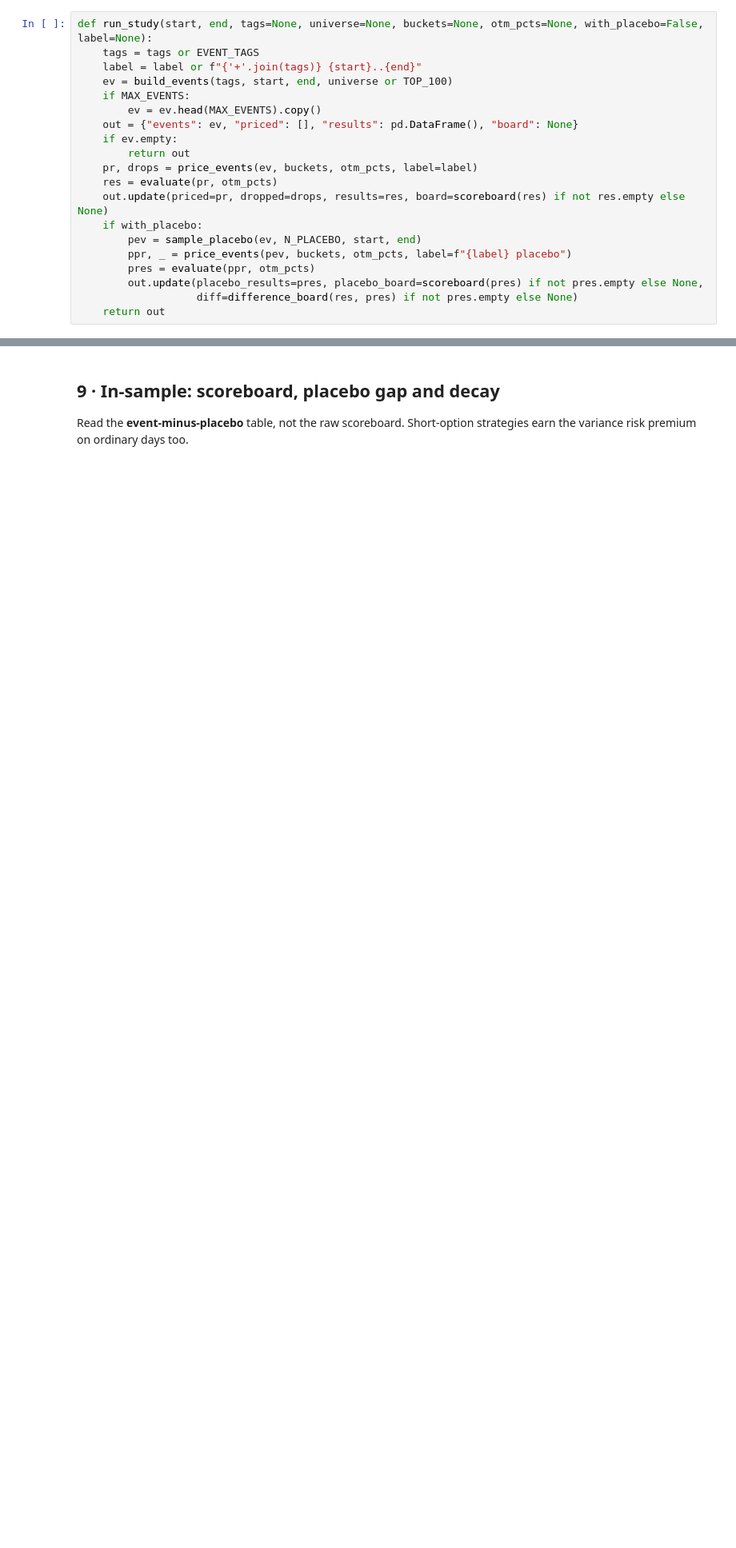
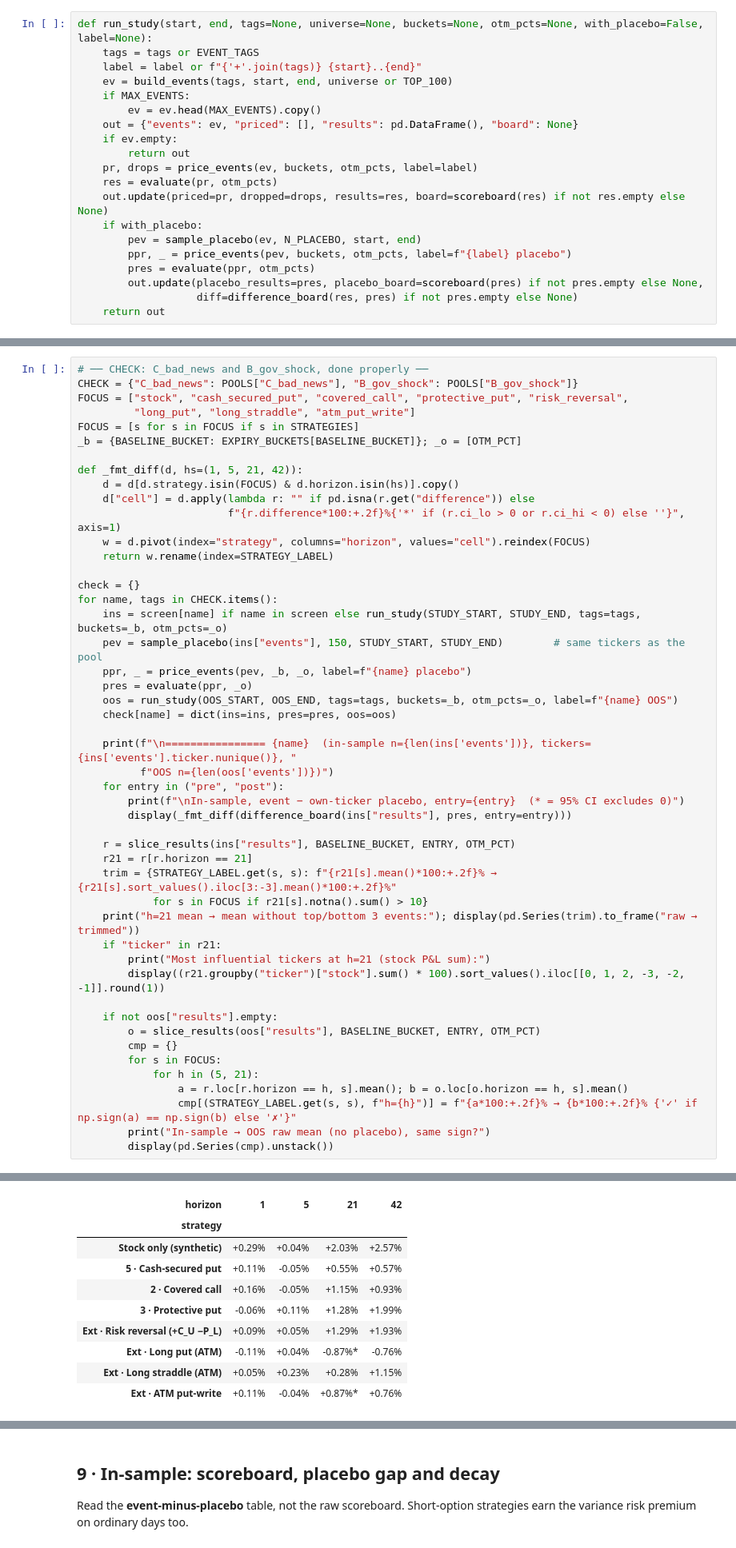
Before and after one commit to sibi-seeni/massive-quant-hacks, a Jupyter notebook: trade-the-8k-research.ipynb, the cells around one changed output, grey strips where cells are left out. Shown at 80% size. Saved outputs shown, nothing was run; the diff lists cells and outputs as text; blank space fills up the shorter version.

```diff
--- a/trade-the-8k-research.ipynb
+++ b/trade-the-8k-research.ipynb
@@ -709,0 +904,49 @@ def run_study(start, end, tags=None, universe=None, buckets=None, otm_pcts=None,
+# %%
+# ── CHECK: C_bad_news and B_gov_shock, done properly ──
+CHECK = {"C_bad_news": POOLS["C_bad_news"], "B_gov_shock": POOLS["B_gov_shock"]}
+FOCUS = ["stock", "cash_secured_put", "covered_call", "protective_put", "risk_reversal",
+         "long_put", "long_straddle", "atm_put_write"]
+FOCUS = [s for s in FOCUS if s in STRATEGIES]
+_b = {BASELINE_BUCKET: EXPIRY_BUCKETS[BASELINE_BUCKET]}; _o = [OTM_PCT]
+
+def _fmt_diff(d, hs=(1, 5, 21, 42)):
+    d = d[d.strategy.isin(FOCUS) & d.horizon.isin(hs)].copy()
+    d["cell"] = d.apply(lambda r: "" if pd.isna(r.get("difference")) else
+                        f"{r.difference*100:+.2f}%{'*' if (r.ci_lo > 0 or r.ci_hi < 0) else ''}", axis=1)
+    w = d.pivot(index="strategy", columns="horizon", values="cell").reindex(FOCUS)
+    return w.rename(index=STRATEGY_LABEL)
+
+check = {}
+for name, tags in CHECK.items():
+    ins = screen[name] if name in screen else run_study(STUDY_START, STUDY_END, tags=tags, buckets=_b, otm_pcts=_o)
+    pev = sample_placebo(ins["events"], 150, STUDY_START, STUDY_END)        # same tickers as the pool
+    ppr, _ = price_events(pev, _b, _o, label=f"{name} placebo")
+    pres = evaluate(ppr, _o)
+    oos = run_study(OOS_START, OOS_END, tags=tags, buckets=_b, otm_pcts=_o, label=f"{name} OOS")
+    check[name] = dict(ins=ins, pres=pres, oos=oos)
+
+    print(f"\n================ {name}  (in-sample n={len(ins['events'])}, tickers={ins['events'].ticker.nunique()}, "
+          f"OOS n={len(oos['events'])})")
+    for entry in ("pre", "post"):
+        print(f"\nIn-sample, event − own-ticker placebo, entry={entry}  (* = 95% CI excludes 0)")
+        display(_fmt_diff(difference_board(ins["results"], pres, entry=entry)))
+
+    r = slice_results(ins["results"], BASELINE_BUCKET, ENTRY, OTM_PCT)
+    r21 = r[r.horizon == 21]
+    trim = {STRATEGY_LABEL.get(s, s): f"{r21[s].mean()*100:+.2f}% → {r21[s].sort_values().iloc[3:-3].mean()*100:+.2f}%"
+            for s in FOCUS if r21[s].notna().sum() > 10}
+    print("h=21 mean → mean without top/bottom 3 events:"); display(pd.Series(trim).to_frame("raw → trimmed"))
+    if "ticker" in r21:
+        print("Most influential tickers at h=21 (stock P&L sum):")
+        display((r21.groupby("ticker")["stock"].sum() * 100).sort_values().iloc[[0, 1, 2, -3, -2, -1]].round(1))
+
+    if not oos["results"].empty:
+        o = slice_results(oos["results"], BASELINE_BUCKET, ENTRY, OTM_PCT)
+        cmp = {}
+        for s in FOCUS:
+            for h in (5, 21):
+                a = r.loc[r.horizon == h, s].mean(); b = o.loc[o.horizon == h, s].mean()
+                cmp[(STRATEGY_LABEL.get(s, s), f"h={h}")] = f"{a*100:+.2f}% → {b*100:+.2f}% {'✓' if np.sign(a) == np.sign(b) else '✗'}"
+        print("In-sample → OOS raw mean (no placebo), same sign?")
+        display(pd.Series(cmp).unstack())
+# %% [output]
@@ -709,0 +967,10 @@ def run_study(start, end, tags=None, universe=None, buckets=None, otm_pcts=None,
+| horizon | 1 | 5 | 21 | 42 |
+| strategy |  |  |  |  |
+| Stock only (synthetic) | +0.29% | +0.04% | +2.03% | +2.57% |
+| 5 · Cash-secured put | +0.11% | -0.05% | +0.55% | +0.57% |
+| 2 · Covered call | +0.16% | -0.05% | +1.15% | +0.93% |
+| 3 · Protective put | -0.06% | +0.11% | +1.28% | +1.99% |
+| Ext · Risk reversal (+C_U −P_L) | +0.09% | +0.05% | +1.29% | +1.93% |
+| Ext · Long put (ATM) | -0.11% | +0.04% | -0.87%* | -0.76% |
+| Ext · Long straddle (ATM) | +0.05% | +0.23% | +0.28% | +1.15% |
+| Ext · ATM put-write | +0.11% | -0.04% | +0.87%* | +0.76% |
```
Also changed, not shown: parts of 11 cells of this notebook, 2 other files.
